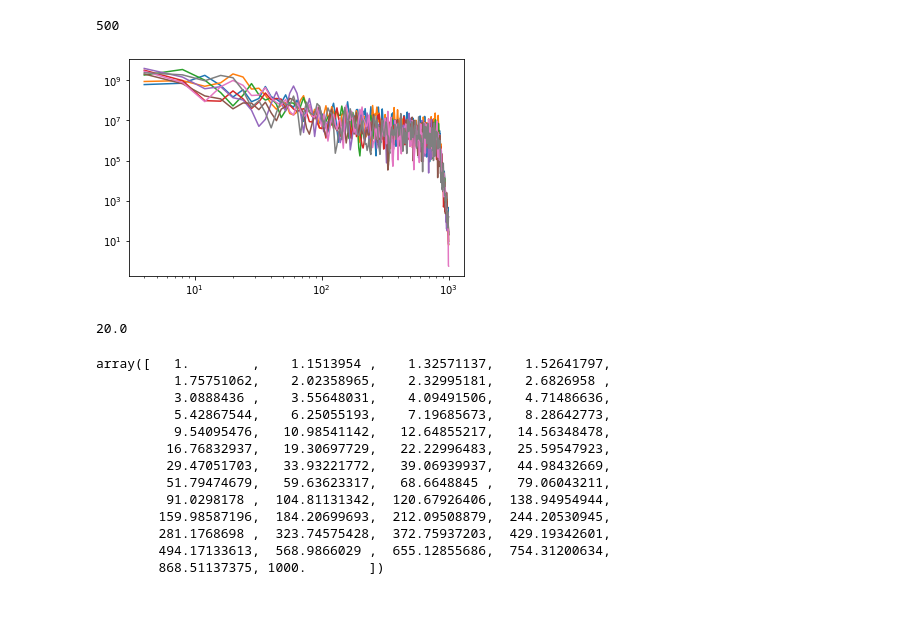
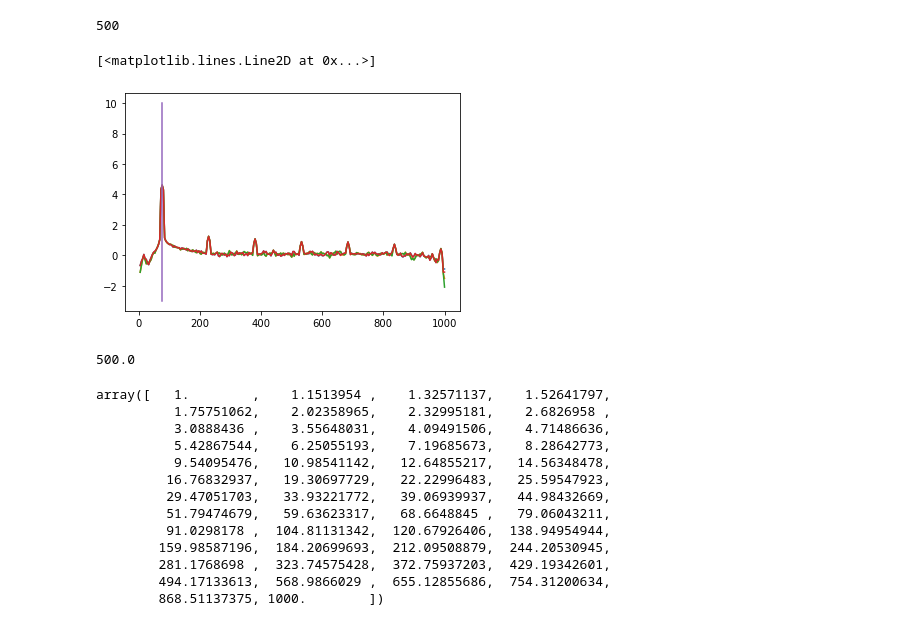
Before and after one commit to open-ephys-plugins/spectrum-viewer, a Jupyter notebook: Resources/Test FFT.ipynb, the cells around one changed output. Saved outputs shown, nothing was run; the diff lists cells and outputs as text; code cells hidden in the pictures.

Commit message:
Display second channel

```diff
--- a/Resources/Test FFT.ipynb
+++ b/Resources/Test FFT.ipynb
@@ -1,7 +1,12 @@
 # %%
 import numpy as np
+from scipy.fft import fft, ifft
 
-fname = r'C:\Users\joshs\Documents\GitHub\plugin-GUI\Resources\DataFiles\continuous\data_stream_16ch_cortex\continuous.dat'
+import matplotlib.pyplot as plt
+%matplotlib inline
+
+
+fname = r'C:\Users\joshs\Documents\Open Ephys\DataFiles\continuous\chirps_16_channels_At40KHz\continuous2.dat'
 
 data = np.memmap(fname, dtype='int16')
 data = np.reshape(data, ((data.size//16, 16)))
@@ -76,40 +77,50 @@ for freq in range(nFreqs):
 # %%
 from scipy.signal import decimate
 
-for startPt in np.arange(0, 80000, 10000):
+target_frequencies = np.linspace(10,1000,16)
+
+ch = 1
+
+for startPt in np.arange(0, 40000, 10000):
 
     endPt = startPt + 10000 #nfft
 
-    snip = decimate(data[startPt:endPt, 0], 20)
+    snip = decimate(data[startPt:endPt, ch], 20, ftype='fir')
 
     fftBuffer = fft(snip)
 
     nWindow = Fs * winLen;
 
     power = np.zeros((nFreqs,))
+    p2 = np.zeros((nFreqs,))
     spectrum = np.zeros((nFreqs,nfft))
 
     for freq in range(nFreqs):
 
         iBuff = np.imag(fftBuffer) * waveletArray[freq]
 
         complex = np.imag(ifft(iBuff))
 
         spectrum[freq,:] = complex * pow( 2 / nWindow, 0.5) / nfft
 
-        power[freq] = np.mean(np.abs(complex) ** 2)
+        power[freq] = np.mean(np.abs(complex[:]))
+        p2[freq] = np.abs(fftBuffer[freq]) **2
 
     freqs = np.linspace(freqStart, freqEnd, nFreqs)
 
    # pts = np.logspace(0,1000)
 
-    plt.loglog(freqs, power)
+    plt.plot(freqs, np.log10(power))
+    #plt.semilogy(freqs, p2, 'k')
+
+plt.plot([target_frequencies[ch], target_frequencies[ch]], [-3,10])
 # %% [output]
+[<matplotlib.lines.Line2D at 0x...>]
-[figure, old version]
+[figure, new version]
-# %%
-40000/2000
-# %% [output]
-20.0
+# %%
+nWindow
+# %% [output]
+500.0
 # %%
 np.logspace(0,3)
 # %% [output]
```
Also changed, not shown: parts of 7 cells of this notebook, 5 other files.
